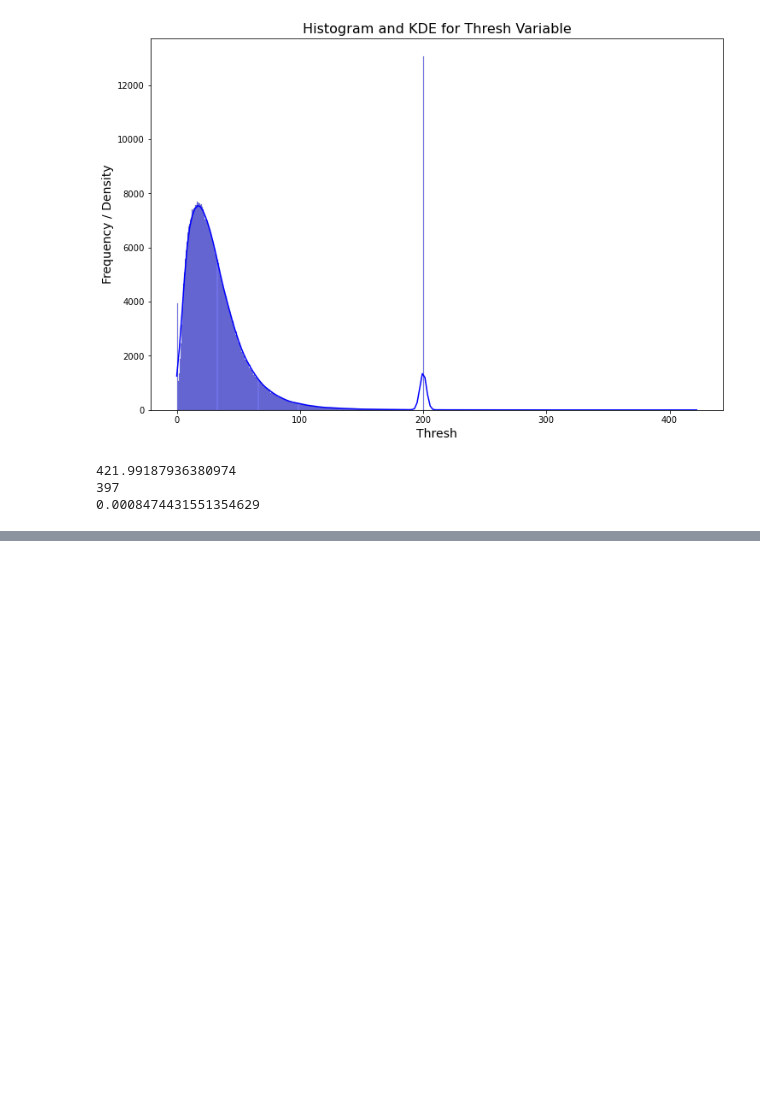
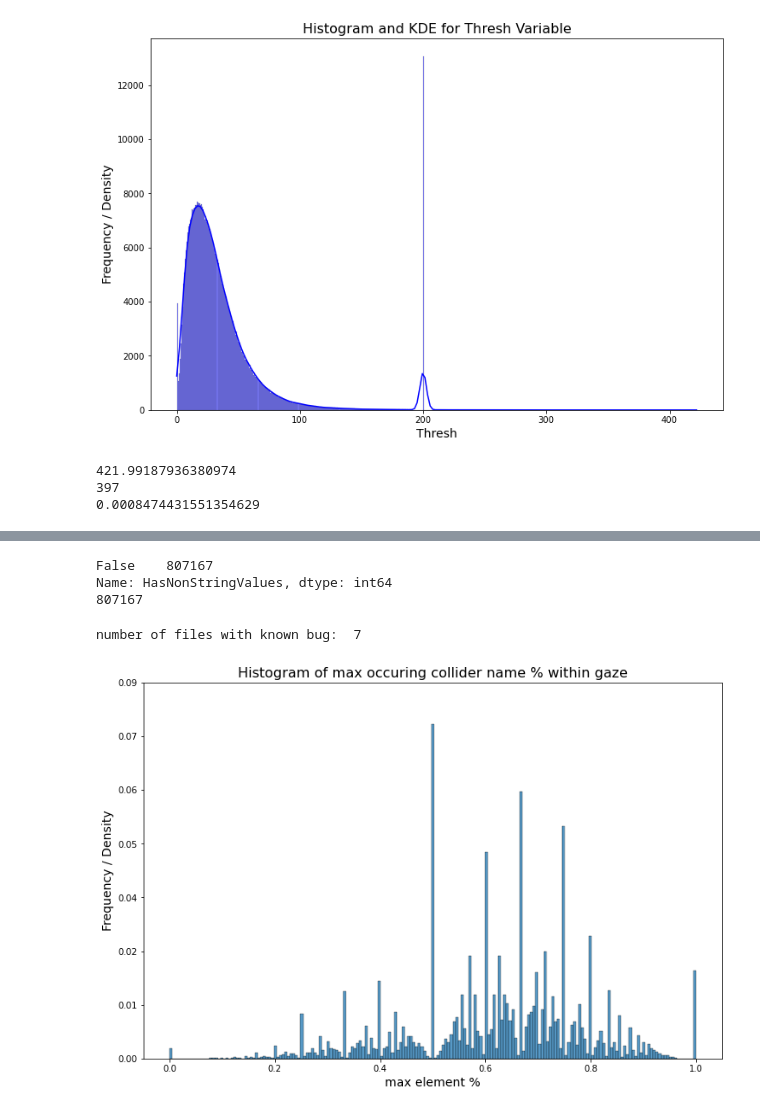
Before and after one commit to JasminLWalter/VR-EyeTracking-GraphTheory, a Jupyter notebook: GraphTheory_ET_VR_Westbrueck/Pre-processing2023/Analysis_final_gaze_processing.ipynb, the cells around one changed output, grey strips where cells are left out. Saved outputs shown, nothing was run; the diff lists cells and outputs as text; code cells hidden in the pictures; blank space fills up the shorter version.

```diff
--- a/GraphTheory_ET_VR_Westbrueck/Pre-processing2023/Analysis_final_gaze_processing.ipynb
+++ b/GraphTheory_ET_VR_Westbrueck/Pre-processing2023/Analysis_final_gaze_processing.ipynb
@@ -453,6 +491,18 @@ for indexPart, currentPart in enumerate(parts_pbar):
 
                 uncleanDataPer = uncleanDataCount/len(data)
 
+                fix_length = data.loc[data['events'] == 2.0, 'length']
+
+
+                below_min = fix_length[fix_length < 0.04]
+                if len(below_min)>0:
+
+                    below_min_index = fix_length[fix_length < 0.04].index == 1
+                    below_min_index_1 = sum(below_min_index)
+                else:
+                    below_min_index_1 = 0
+
+
 
                 # Append the information to the overview DataFrame
                 dataLength_step1_overview = dataLength_step1_overview.append({
@@ -462,7 +512,10 @@ for indexPart, currentPart in enumerate(parts_pbar):
                     'DataLength': row_count,
                     'SampleDuration': sample_duration,
                     'UncleanDataCount' : uncleanDataCount,
-                    'uncleanDataPerc' : uncleanDataPer
+                    'uncleanDataPerc' : uncleanDataPer,
+                    'NrGazes': len(fix_length),
+                    'NrSmallGazes': len(below_min),
+                    'below_min_index_1': below_min_index_1
                 }, ignore_index=True)
 
             # Count the number of files processed for this participant and session
@@ -1379,0 +1826,41 @@ print(sum(larger200)/len(larger200))
+# %%
+
+# Count occurrences of True and False
+value_counts = overview_df['HasNonStringValues'].value_counts()
+print(value_counts)
+print(len(overview_df))
+# %% [output]
+False    807167
+Name: HasNonStringValues, dtype: int64
+807167
+# %%
+print('number of files with known bug: ', bugCounter_all)
+# %% [output]
+number of files with known bug:  7
+# %%
+
+# Create a Figure
+plt.figure(figsize=(12, 8))
+
+# Plot Histogram with KDE
+ax = sns.histplot(overview_df['MaxPercentage'])
+
+# Convert y-axis labels to percentage of the total data length
+total_data_length = len(overview_df)
+y_ticks = ax.get_yticks()
+ax.set_yticks(y_ticks)  # Make sure we include the correct points for y-ticks
+ax.set_yticklabels(['{:.2f}'.format(y / total_data_length) for y in y_ticks])
+
+# Add labels and title
+plt.xlabel('max element %', fontsize=14)
+plt.ylabel('Frequency / Density', fontsize=14)
+plt.title('Histogram of max occuring collider name % within gaze', fontsize=16)
+
+# Save the figure
+# savepath = os.path.join(data_savepath_intervals, 'histogram_thresh_allFiles.png')
+# plt.savefig(savepath, dpi=300, bbox_inches='tight')
+
+# Show the plot
+plt.show()
+# %% [output]
+[figure, added]
```
Also changed, not shown: parts of 39 cells of this notebook.
